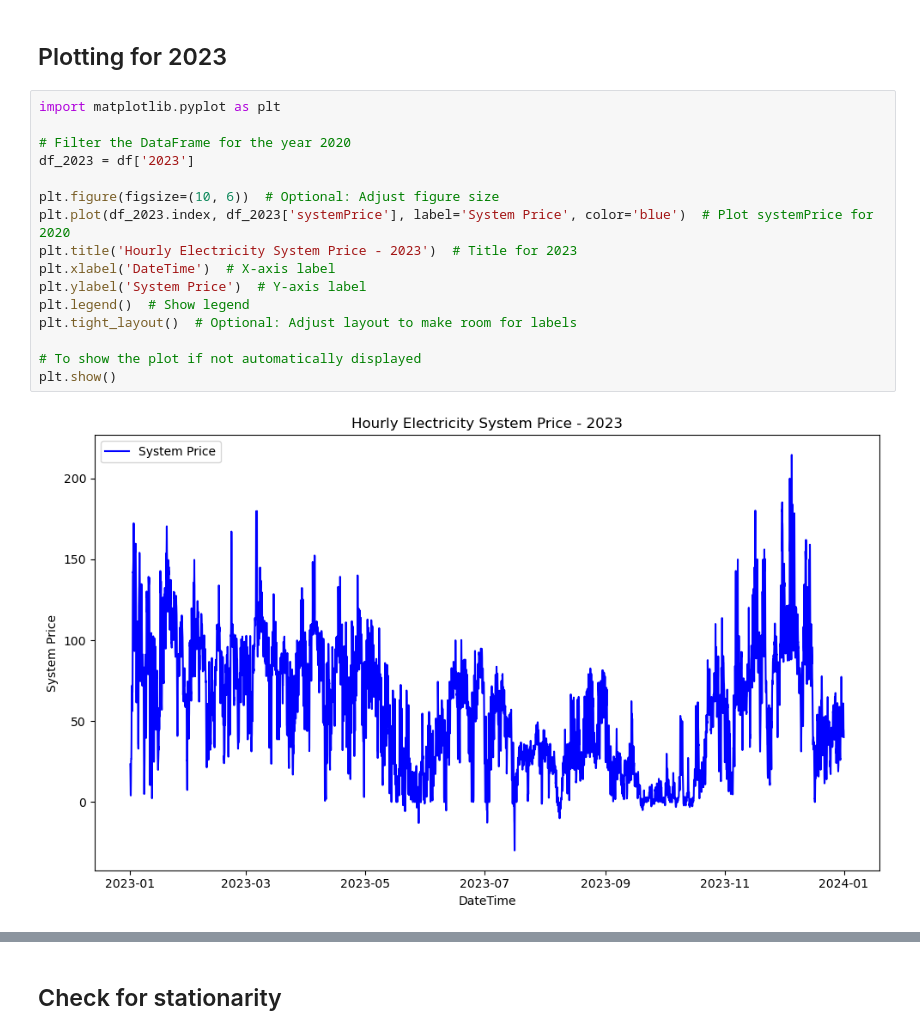
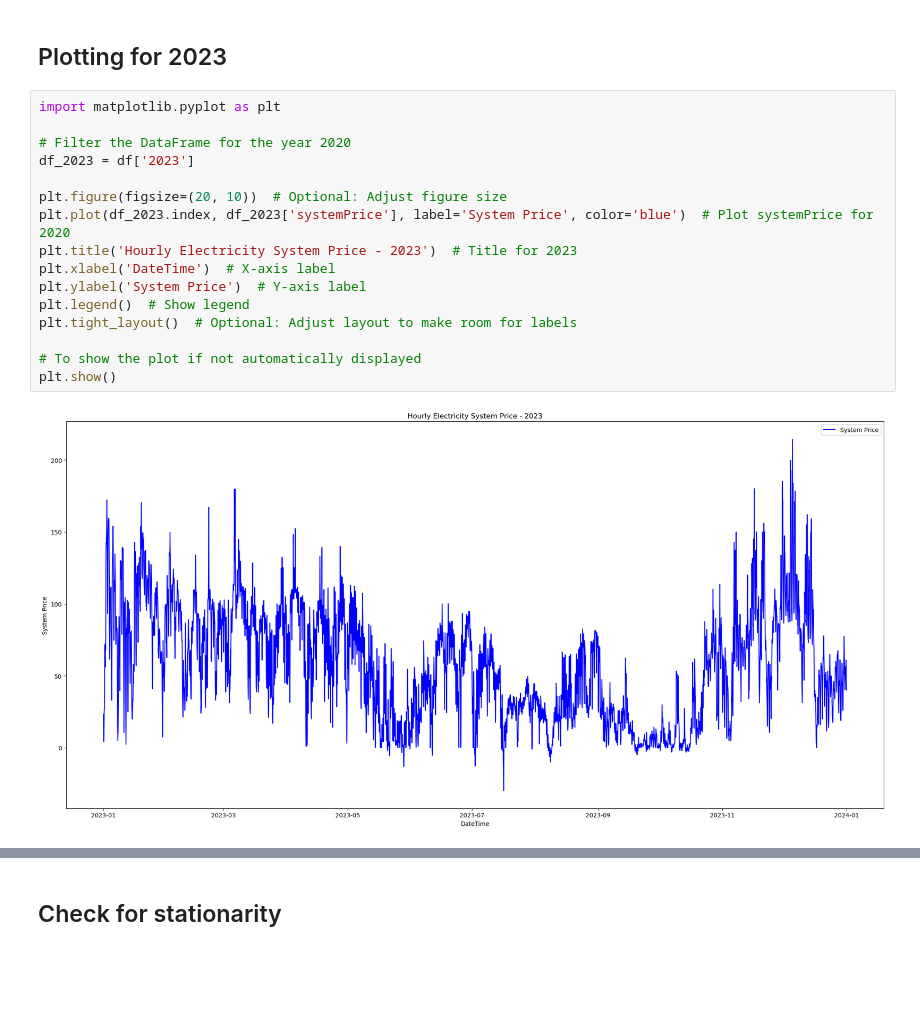
Before and after one commit to evenbakke/MasterThesis-, a Jupyter notebook: ARIMA.ipynb, the cells around one changed output, grey strips where cells are left out. Drawn from its saved outputs; the diff is of its cells as text; blank space fills up the shorter version.

```diff
--- a/ARIMA.ipynb
+++ b/ARIMA.ipynb
@@ -116,18 +58,18 @@ plt.show()
 # %%
 import matplotlib.pyplot as plt
 
 # Filter the DataFrame for the year 2020
 df_2023 = df['2023']
 
-plt.figure(figsize=(10, 6))  # Optional: Adjust figure size
+plt.figure(figsize=(20, 10))  # Optional: Adjust figure size
 plt.plot(df_2023.index, df_2023['systemPrice'], label='System Price', color='blue')  # Plot systemPrice for 2020
 plt.title('Hourly Electricity System Price - 2023')  # Title for 2023
 plt.xlabel('DateTime')  # X-axis label
 plt.ylabel('System Price')  # Y-axis label
 plt.legend()  # Show legend
 plt.tight_layout()  # Optional: Adjust layout to make room for labels
 
 # To show the plot if not automatically displayed
 plt.show()
 # %% [output]
-[figure, old version]
+[figure, new version]
```
Also changed, not shown: parts of 48 cells of this notebook.
